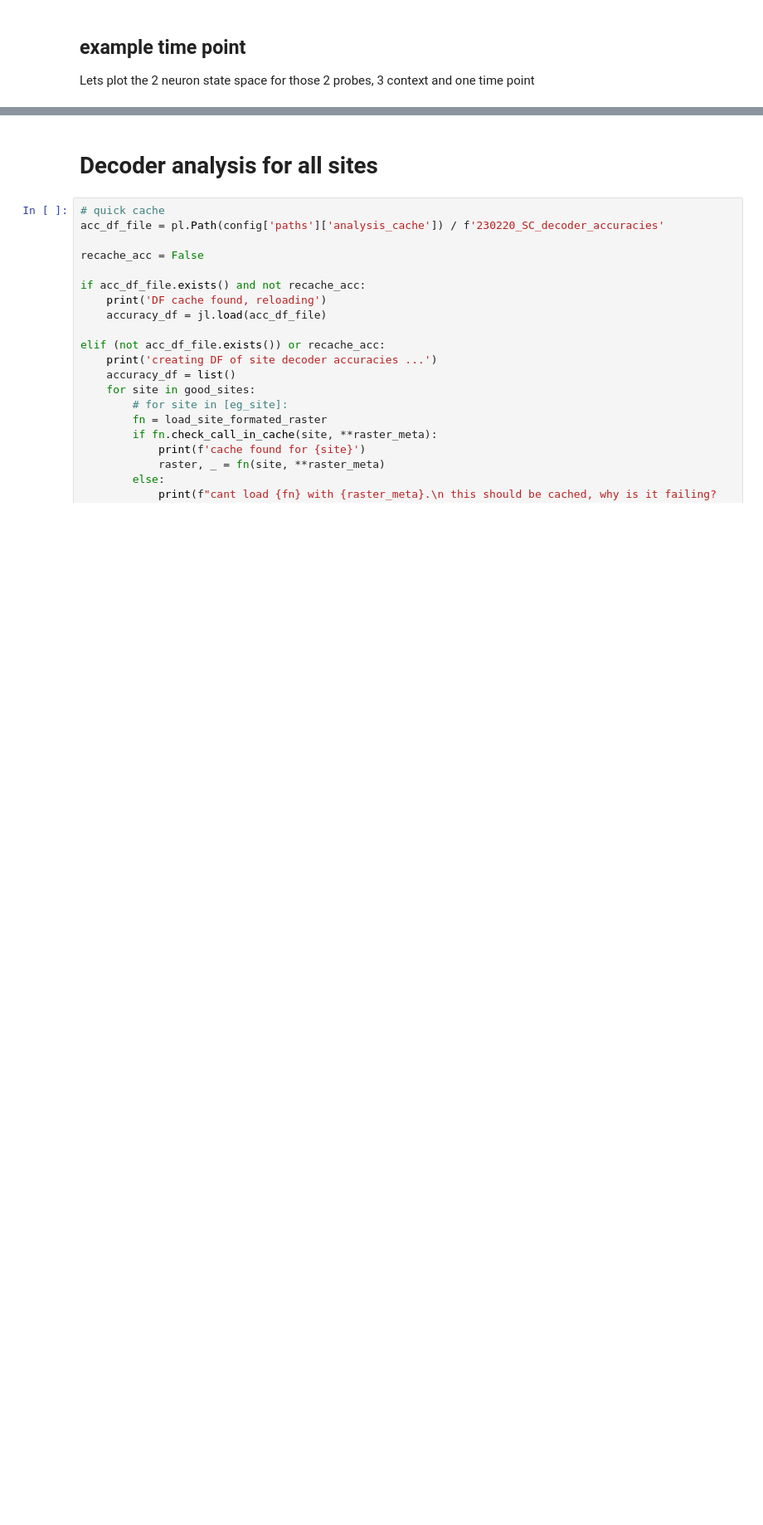
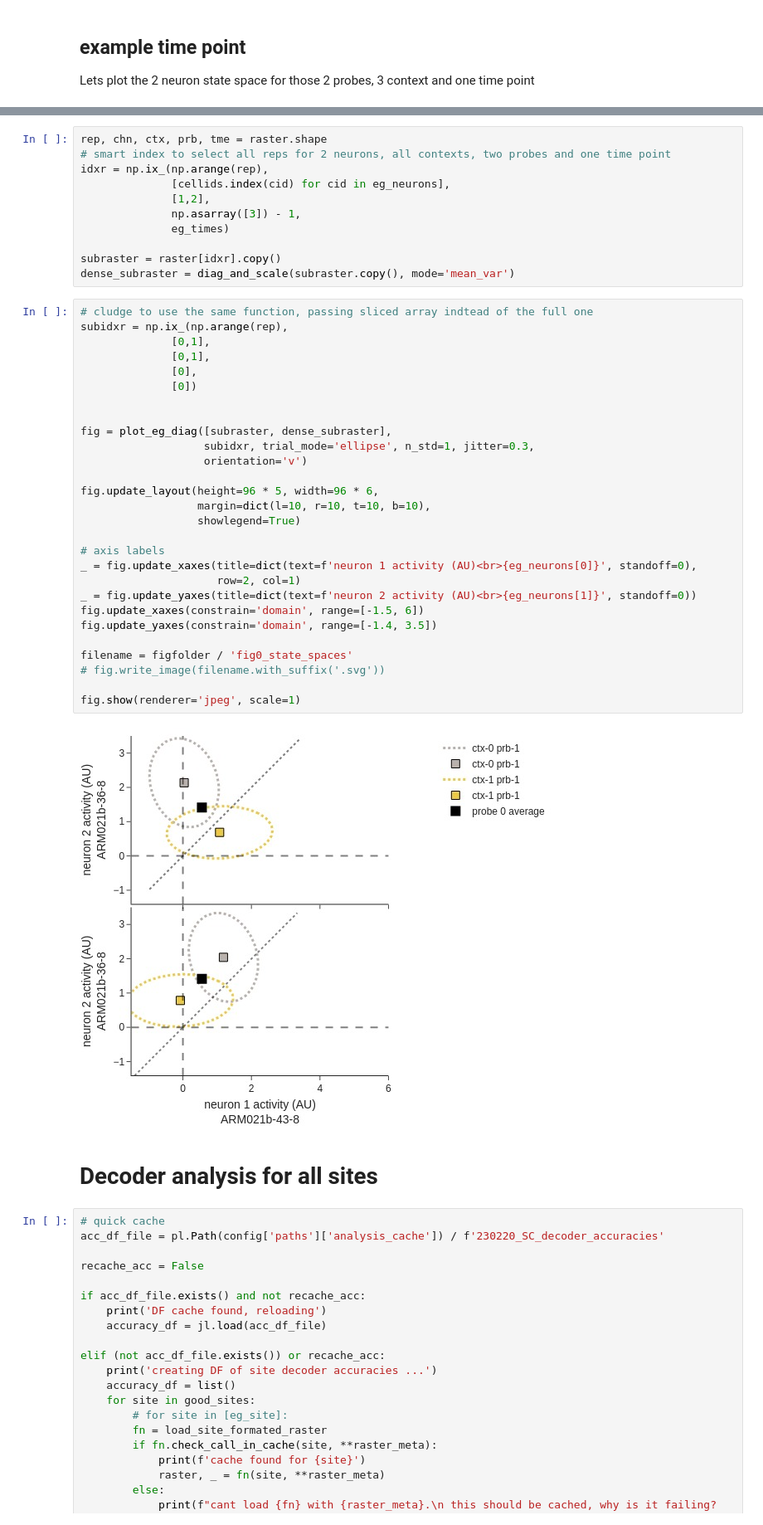
Before and after one commit to Mateo-Lopez-Espejo/context_probe_analysis, a Jupyter notebook: reports/paper/figure_04.ipynb, the cells around one changed output, grey strips where cells are left out. Shown: that part at 83% size. Saved outputs shown, nothing was run; the diff lists cells and outputs as text; blank space fills up the shorter version.

```diff
--- a/reports/paper/figure_04.ipynb
+++ b/reports/paper/figure_04.ipynb
@@ -236,3 +279,44 @@ fig.show(renderer='jpeg', scale=1)
+# %%
+rep, chn, ctx, prb, tme = raster.shape
+# smart index to select all reps for 2 neurons, all contexts, two probes and one time point
+idxr = np.ix_(np.arange(rep),
+              [cellids.index(cid) for cid in eg_neurons],
+              [1,2],
+              np.asarray([3]) - 1,
+              eg_times)
+
+subraster = raster[idxr].copy()
+dense_subraster = diag_and_scale(subraster.copy(), mode='mean_var')
+# %%
+# cludge to use the same function, passing sliced array indtead of the full one
+subidxr = np.ix_(np.arange(rep),
+              [0,1],
+              [0,1],
+              [0],
+              [0])
+
+
+fig = plot_eg_diag([subraster, dense_subraster],
+                   subidxr, trial_mode='ellipse', n_std=1, jitter=0.3,
+                   orientation='v')
+
+fig.update_layout(height=96 * 5, width=96 * 6,
+                  margin=dict(l=10, r=10, t=10, b=10),
+                  showlegend=True)
+
+# axis labels
+_ = fig.update_xaxes(title=dict(text=f'neuron 1 activity (AU)<br>{eg_neurons[0]}', standoff=0),
+                     row=2, col=1)
+_ = fig.update_yaxes(title=dict(text=f'neuron 2 activity (AU)<br>{eg_neurons[1]}', standoff=0))
+fig.update_xaxes(constrain='domain', range=[-1.5, 6])
+fig.update_yaxes(constrain='domain', range=[-1.4, 3.5])
+
+filename = figfolder / 'fig0_state_spaces'
+# fig.write_image(filename.with_suffix('.svg'))
+
+fig.show(renderer='jpeg', scale=1)
+# %% [output]
+[figure, added]
 # %% [markdown]
 # Decoder analysis for all sites
 # %%
```
Also changed, not shown: parts of 11 cells of this notebook, 1 other file.
